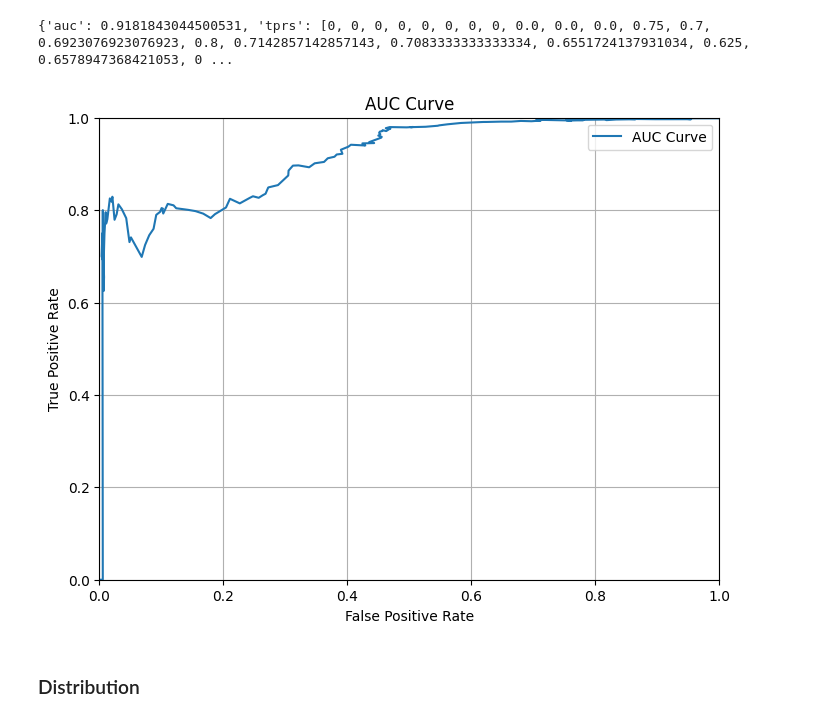
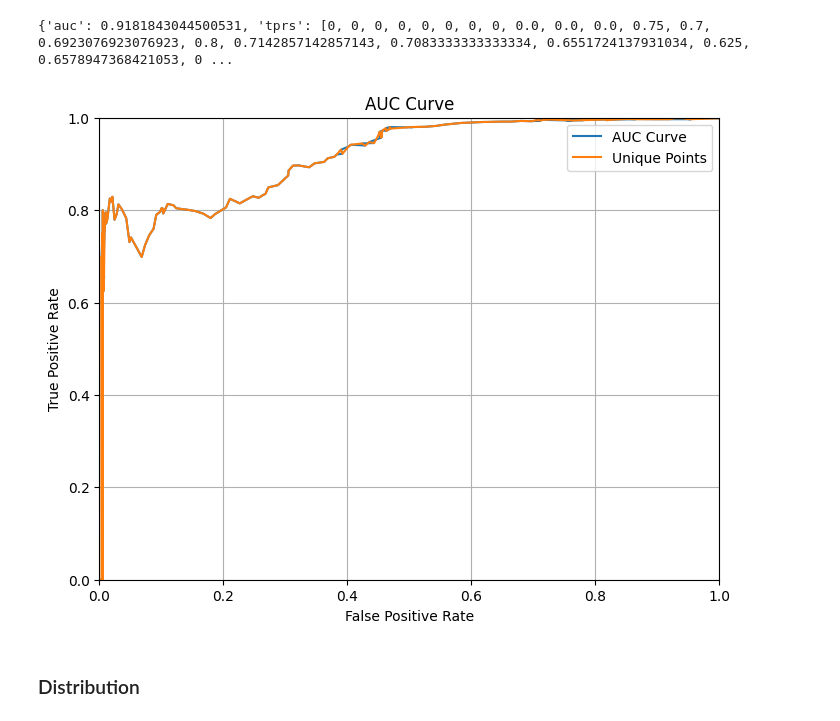
Before and after one commit to PSI-TAMU/GlucoseBench, a Jupyter notebook: demo.ipynb, the cells around one changed output. Cells and saved outputs as stored; diff of their text form; code cells hidden in the pictures.

```diff
--- a/demo.ipynb
+++ b/demo.ipynb
@@ -34,18 +34,32 @@ print(hypo_score)
 {'auc': 0.9181843044500531, 'tprs': [0, 0, 0, 0, 0, 0, 0, 0, 0.0, 0.0, 0.0, 0.75, 0.7, 0.6923076923076923, 0.8, 0.7142857142857143, 0.7083333333333334, 0.6551724137931034, 0.625, 0.6578947368421053, 0 ...
 # %%
 # plot auc
+
+# 1. Sort by x
+sorted_indices = np.argsort(hypo_score['fprs'])
+x_sorted = np.array(hypo_score['fprs'])[sorted_indices]
+y_sorted = np.array(hypo_score['tprs'])[sorted_indices]
+
+# 2. Remove duplicates in x (optional but safe)
+x_unique, unique_indices = np.unique(x_sorted, return_index=True)
+y_unique = y_sorted[unique_indices]
+
+# 3. Compute AUC using trapezoidal rule
+auc = np.trapz(y_unique, x_unique)
+
 plt.figure(figsize=(8, 6))
 plt.plot(hypo_score['fprs'], hypo_score['tprs'], label='AUC Curve')
+plt.plot(x_unique, y_unique, label='Unique Points')
 plt.xlabel('False Positive Rate')
 plt.ylabel('True Positive Rate')
 plt.title('AUC Curve')
 plt.xlim(0, 1.0)
 plt.ylim(0, 1.0)
 plt.grid()
 plt.legend()
 plt.show()
 # %% [output]
-[figure, old version]
+[figure, new version]
 # %% [markdown]
 ### Distribution
 # %%
```
Also changed, not shown: 1 other file.
